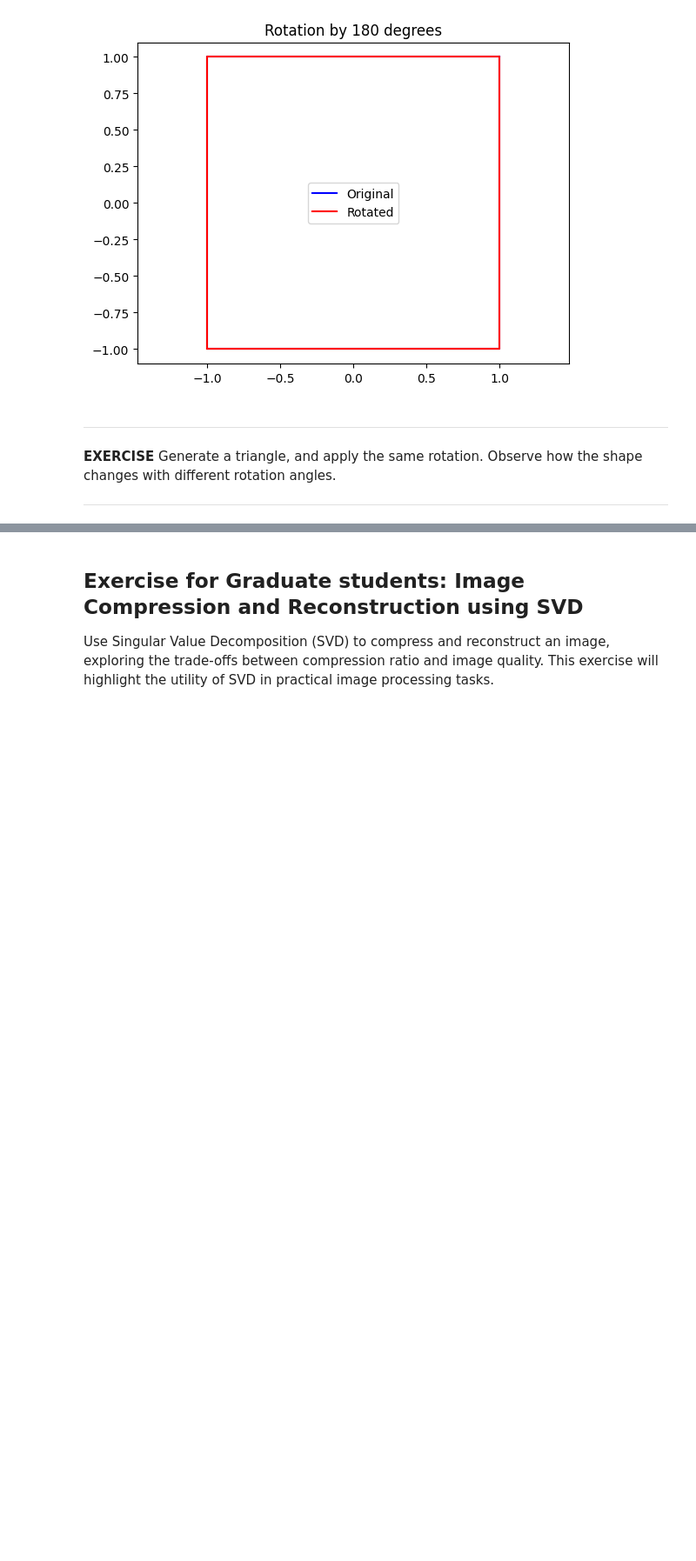
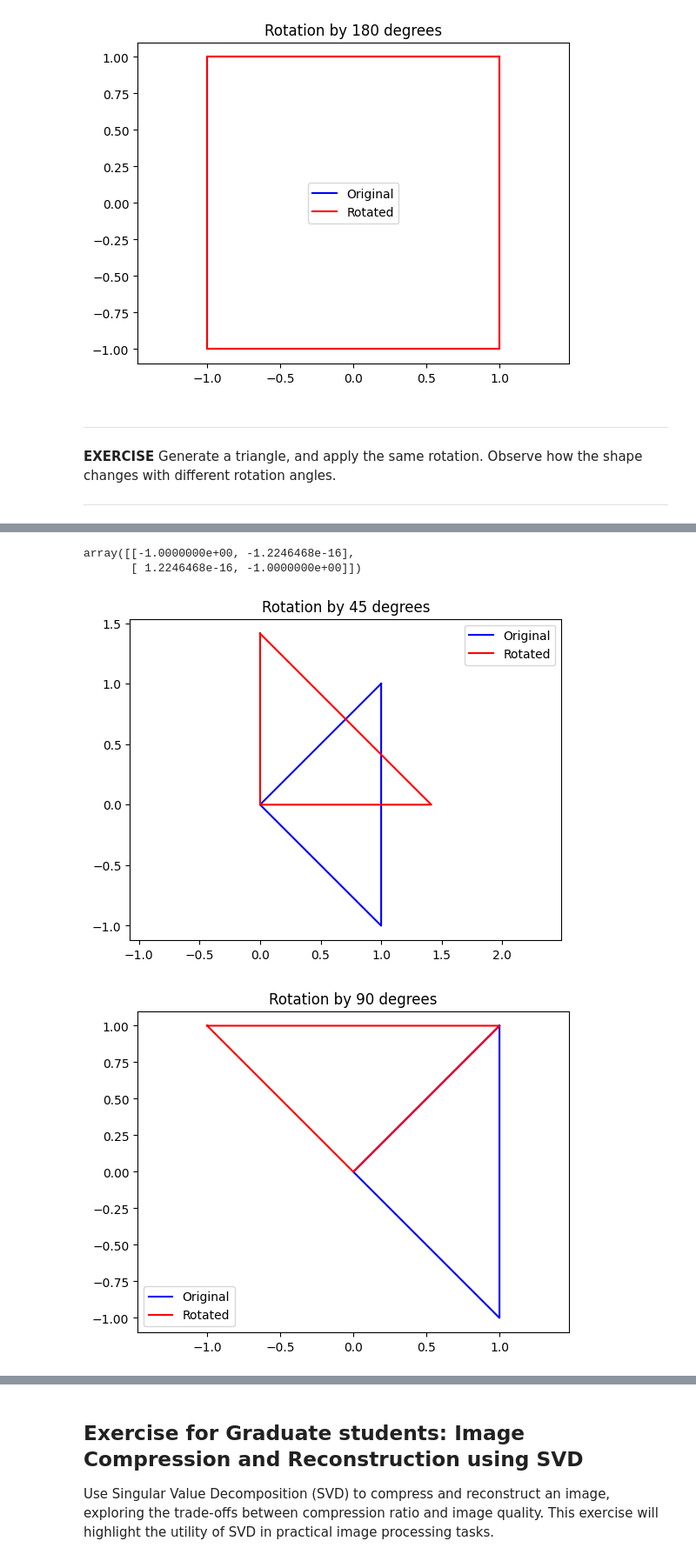
Before and after one commit to Maykol0721/IngeMayk, a Jupyter notebook: notebooks/00_Linear_algebra_with_Numpy.ipynb, the cells around one changed output, grey strips where cells are left out. Shown: that part at 87% size. Saved outputs shown, nothing was run; the diff lists cells and outputs as text; code cells hidden in the pictures; blank space fills up the shorter version.

```diff
--- a/notebooks/00_Linear_algebra_with_Numpy.ipynb
+++ b/notebooks/00_Linear_algebra_with_Numpy.ipynb
@@ -351,0 +381,2 @@ for theta in [45, 90, 180]:
+# %%
+points = np.array([[1, 1, 0, 1], [1, -1, 0, 1]])
@@ -351,0 +390,21 @@ for theta in [45, 90, 180]:
+# %%
+R
+# %% [output]
+array([[-1.0000000e+00, -1.2246468e-16],
+       [ 1.2246468e-16, -1.0000000e+00]])
+# %%
+import matplotlib.pyplot as plt
+
+for theta in [45, 90, 180]:
+    R = rotation_matrix(theta)
+    rotated_points = R @ points
+    plt.figure()
+    plt.plot(points[0, :], points[1, :], 'b-', label='Original')
+    plt.plot(rotated_points[0, :], rotated_points[1, :], 'r-', label='Rotated')
+    plt.axis('equal')
+    plt.legend()
+    plt.title(f'Rotation by {theta} degrees')
+    plt.show()
+# %% [output]
+[figure, added]
+[figure, added]
```
Also changed, not shown: parts of 10 cells of this notebook.
